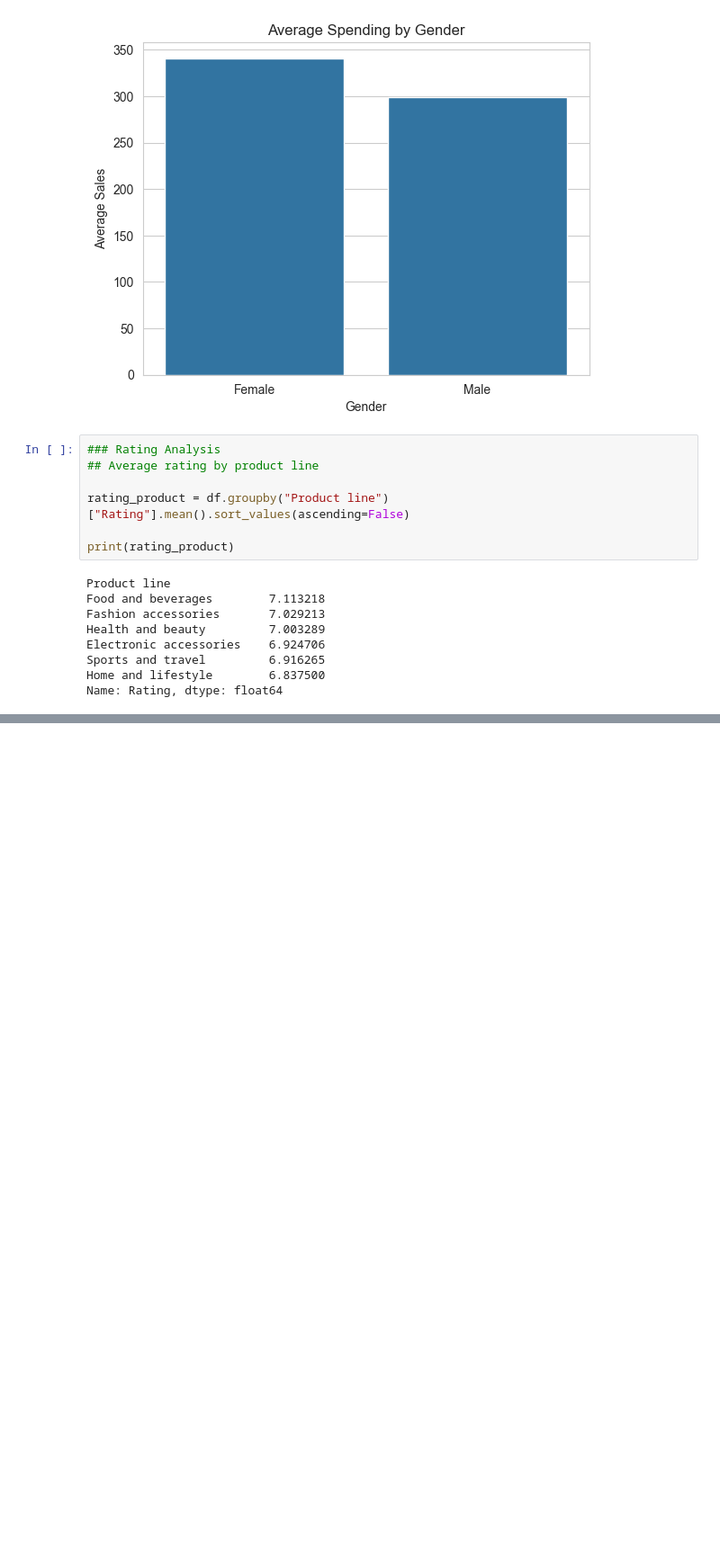
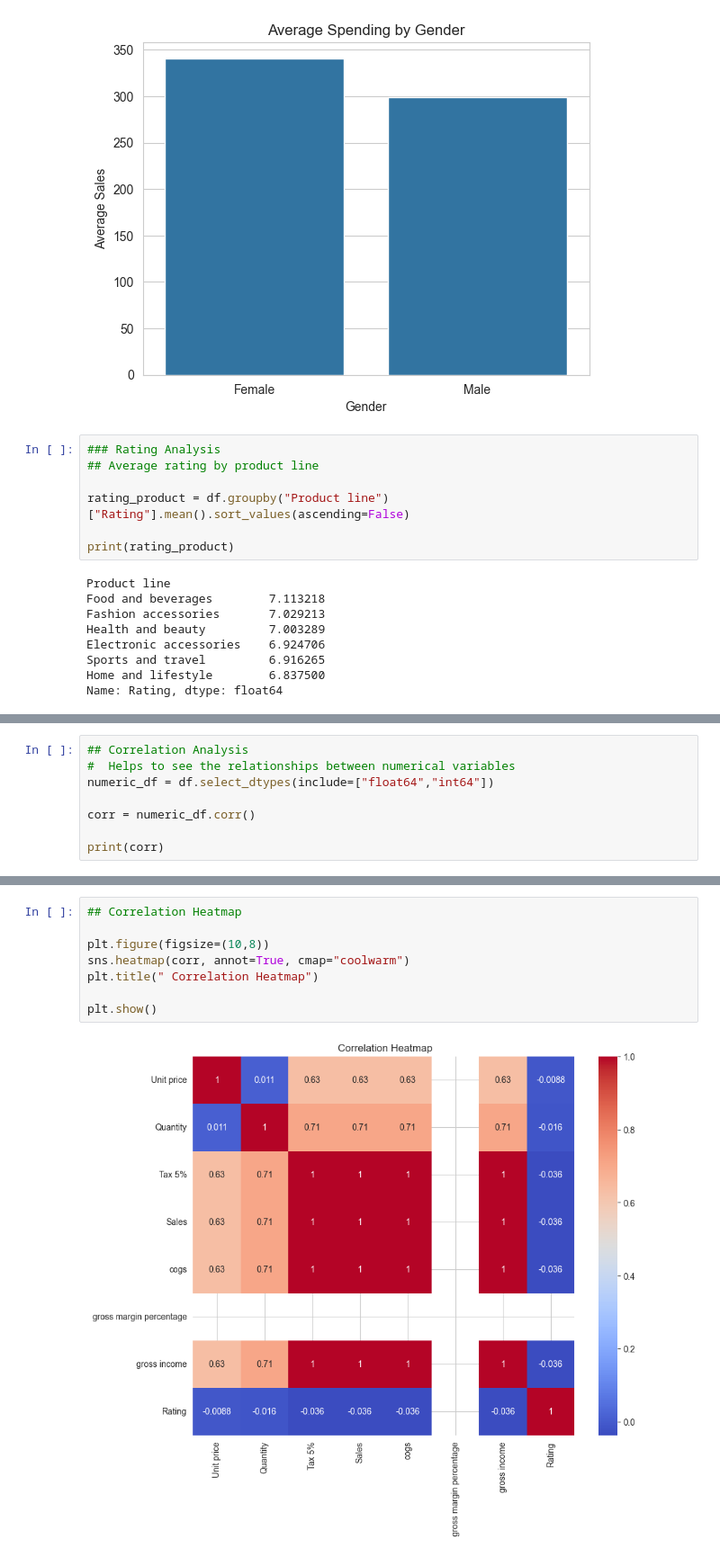
Before and after one commit to GL1TH/supermarket, a Jupyter notebook: Supermarket_project.ipynb, the cells around one changed output, grey strips where cells are left out. Shown at 90% size. Cells and saved outputs as stored; diff of their text form; blank space fills up the shorter version.

```diff
--- a/Supermarket_project.ipynb
+++ b/Supermarket_project.ipynb
@@ -328,0 +351,8 @@ Name: Rating, dtype: float64
+# %%
+## Correlation Analysis
+#  Helps to see the relationships between numerical variables
+numeric_df = df.select_dtypes(include=["float64","int64"])
+
+corr = numeric_df.corr()
+
+print(corr)
@@ -328,0 +379,10 @@ Name: Rating, dtype: float64
+# %%
+## Correlation Heatmap
+
+plt.figure(figsize=(10,8))
+sns.heatmap(corr, annot=True, cmap="coolwarm")
+plt.title(" Correlation Heatmap")
+
+plt.show()
+# %% [output]
+[figure, added]
```
Also changed, not shown: parts of 6 cells of this notebook.
